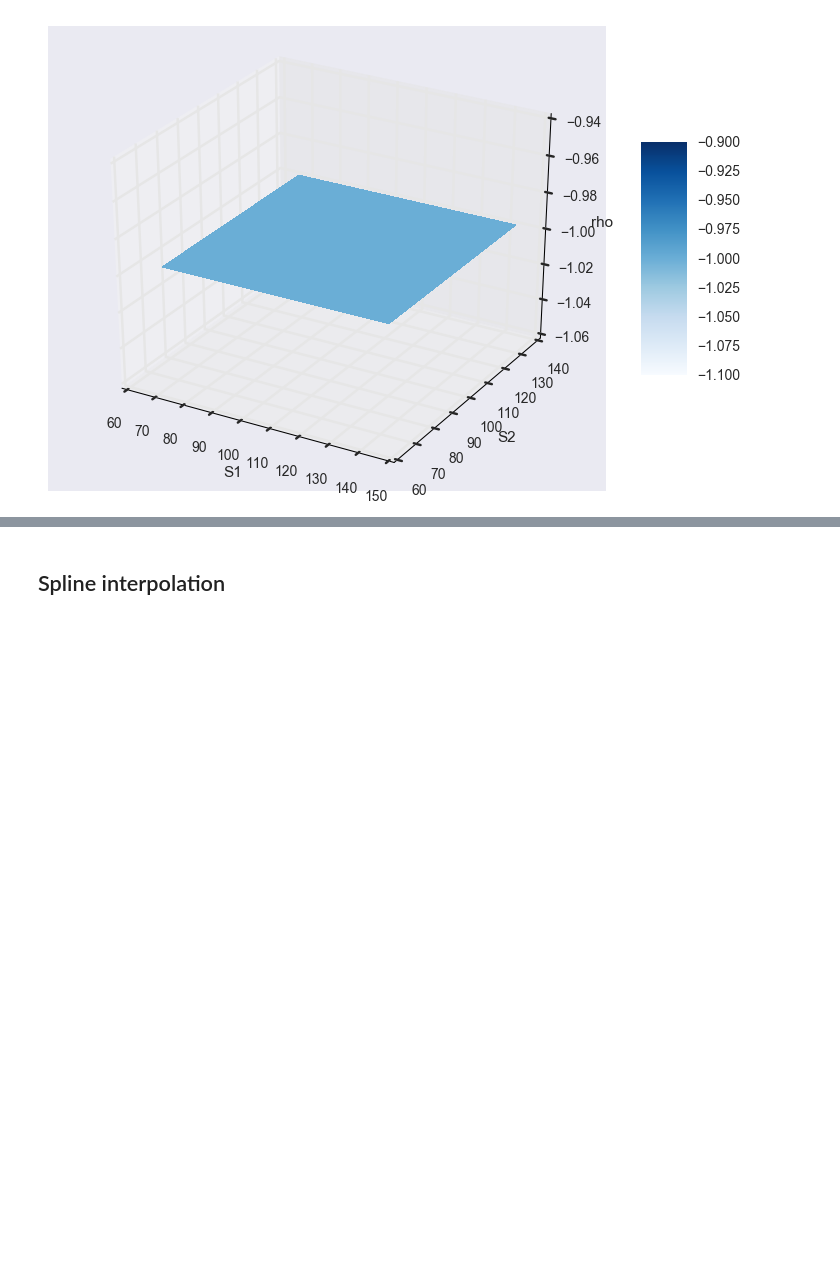
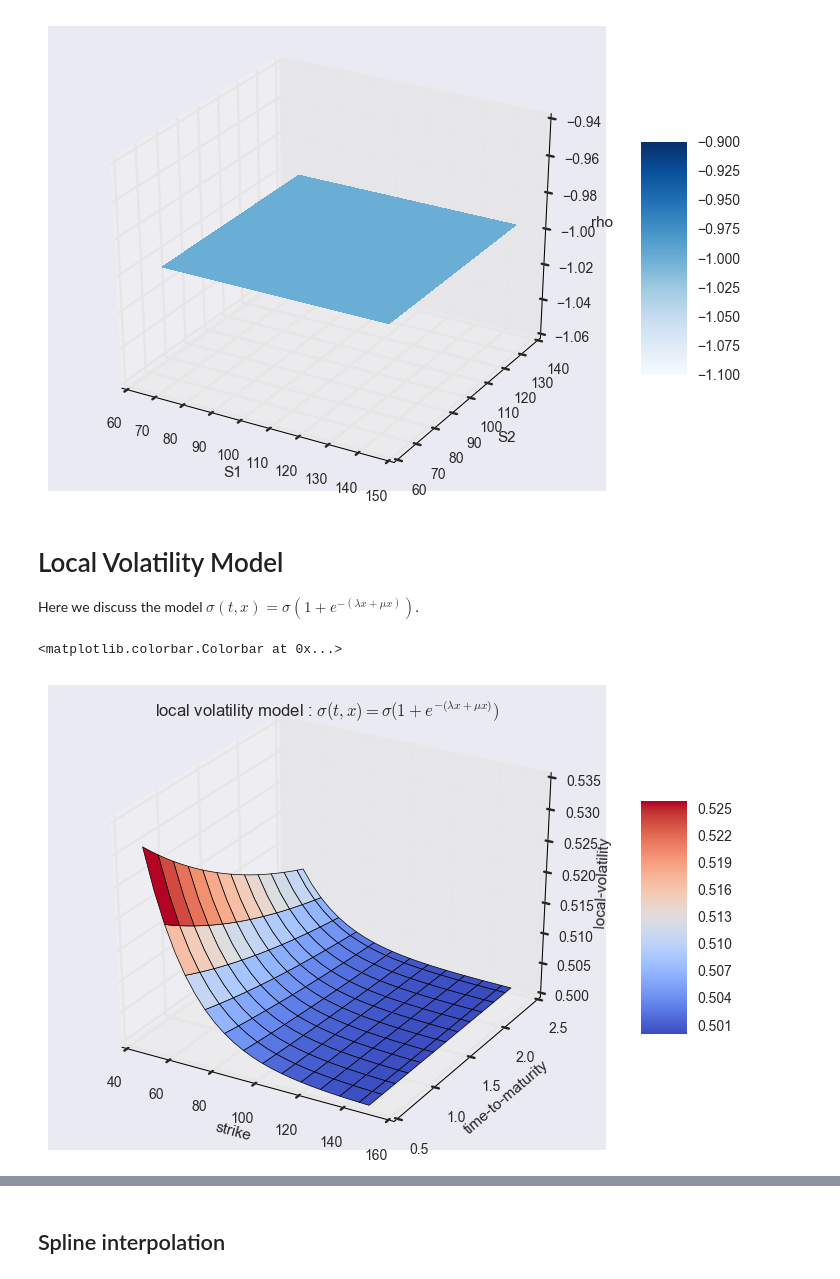
Before and after one commit to FelipeAndresG/FX-triangle, a Jupyter notebook: Code/FX_calibration.ipynb, the cells around one changed output, grey strips where cells are left out. Cells and saved outputs as stored; diff of their text form; code cells hidden in the pictures; blank space fills up the shorter version.

```diff
--- a/Code/FX_calibration.ipynb
+++ b/Code/FX_calibration.ipynb
@@ -244,3 +244,36 @@ fig.colorbar(surf, shrink=0.5, aspect=5)
 # %% [output]
 <matplotlib.colorbar.Colorbar at 0x...>
 [figure]
+# %% [markdown]
+# Local Volatility Model
+Here we discuss the model $\sigma(t,x) = \sigma (1 + e^{-(\lambda x + \mu x)})$.
+# %%
+strike = np.linspace(50, 150, 24)
+ttm = np.linspace(0.5, 2.5, 24)
+strike, ttm = np.meshgrid(strike, ttm)
+
+
+iv = 0.50 * (1 + np.exp(- 0.05 * strike - 0.5 * ttm))
+  # generate fake implied volatilities
+
+from mpl_toolkits.mplot3d import Axes3D
+
+fig = plt.figure(figsize=(9, 6))
+ax = fig.gca(projection='3d')
+
+surf = ax.plot_surface(strike, ttm, iv, rstride=2, cstride=2,
+                       cmap=plt.cm.coolwarm, linewidth=0.5,
+                       antialiased=True)
+
+ax.set_xlabel('strike')
+ax.set_ylabel('time-to-maturity')
+ax.set_zlabel('local-volatility')
+ax.set_title(r'local volatility model : $\sigma(t,x) = \sigma (1 + e^{-(\lambda x + \mu x)})$')
+
+fig.colorbar(surf, shrink=0.5, aspect=5)
+# tag: matplotlib_17
+# title: 3d surface plot for (fake) implied volatilities
+# size: 70
+# %% [output]
+<matplotlib.colorbar.Colorbar at 0x...>
+[figure, added]
```
Also changed, not shown: parts of 12 cells of this notebook.
